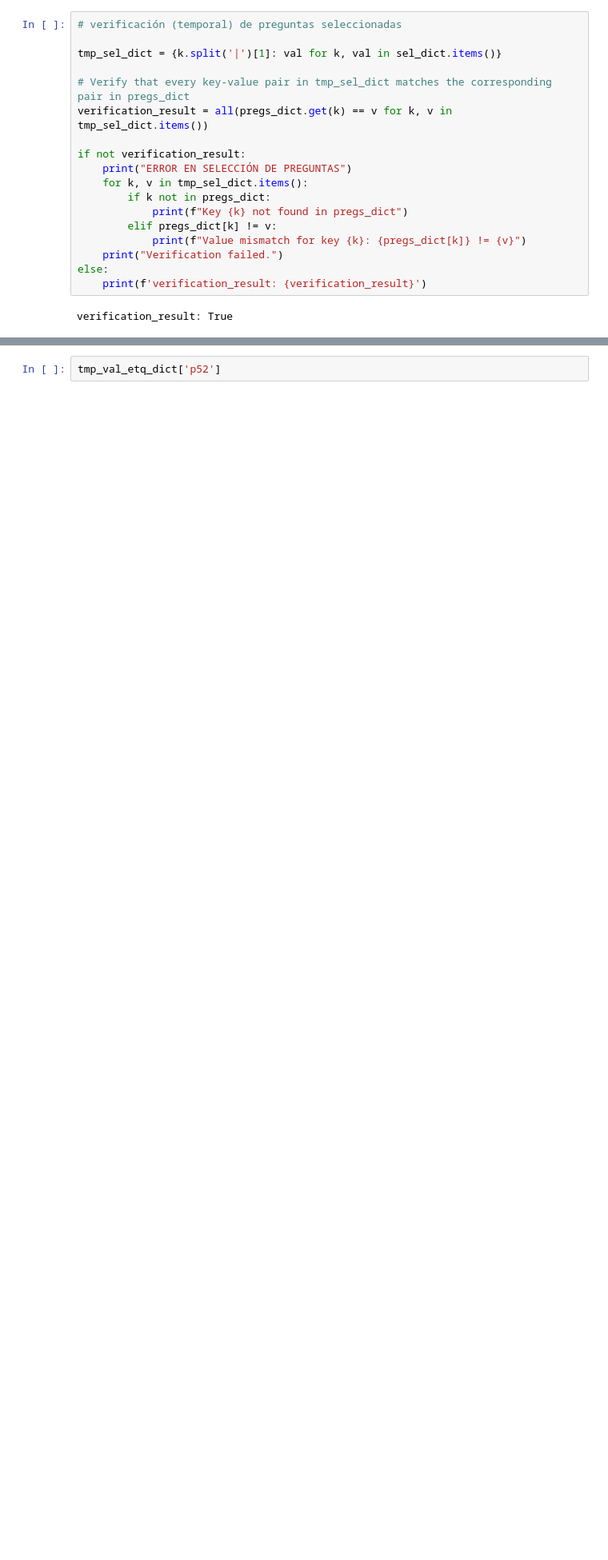
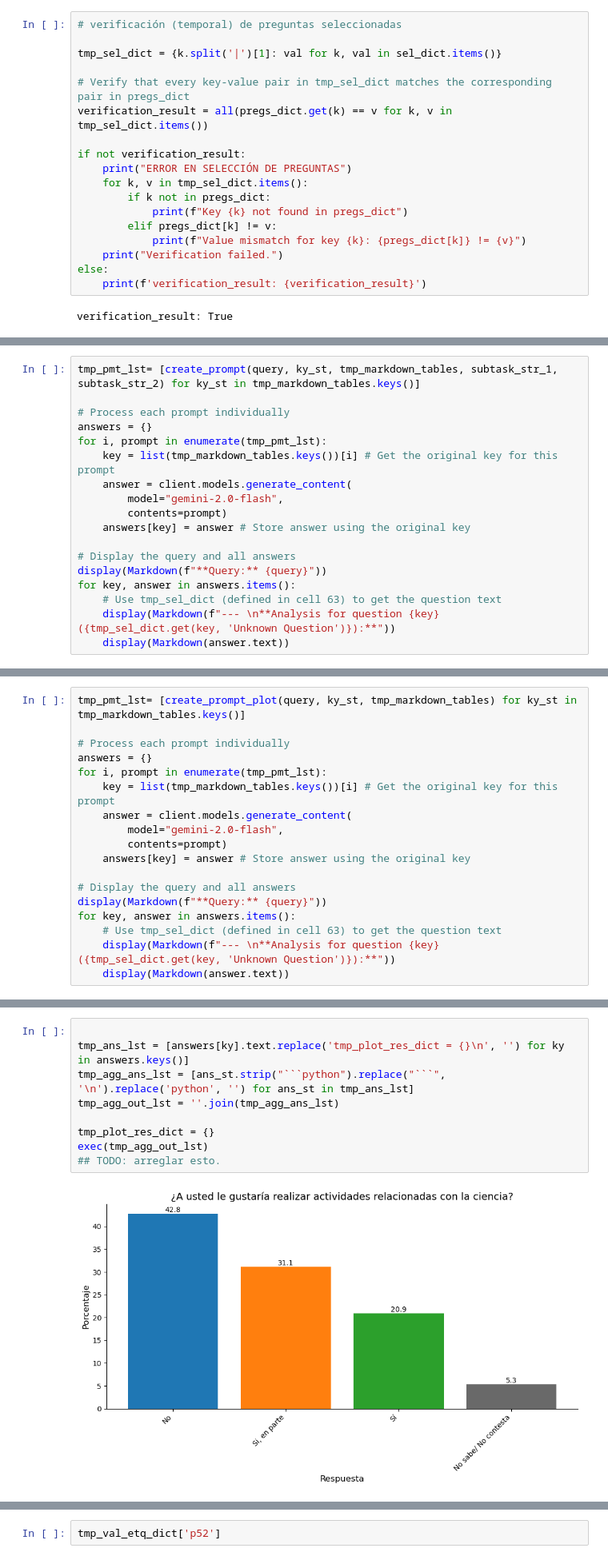
Before and after one commit to salvadorVMA/navegador, a Jupyter notebook: test_genai.ipynb, the cells around one changed output, grey strips where cells are left out. Shown at 80% size. Cells and saved outputs as stored; diff of their text form; blank space fills up the shorter version.

Commit message:
test de creación de plots

````diff
--- a/test_genai.ipynb
+++ b/test_genai.ipynb
@@ -953,0 +1051,18 @@ tmp_df_dict
+# %%
+tmp_pmt_lst= [create_prompt(query, ky_st, tmp_markdown_tables, subtask_str_1, subtask_str_2) for ky_st in tmp_markdown_tables.keys()]
+
+# Process each prompt individually
+answers = {}
+for i, prompt in enumerate(tmp_pmt_lst):
+    key = list(tmp_markdown_tables.keys())[i] # Get the original key for this prompt
+    answer = client.models.generate_content(
+        model="gemini-2.0-flash",
+        contents=prompt)
+    answers[key] = answer # Store answer using the original key
+
+# Display the query and all answers
+display(Markdown(f"**Query:** {query}"))
+for key, answer in answers.items():
+    # Use tmp_sel_dict (defined in cell 63) to get the question text
+    display(Markdown(f"--- \n**Analysis for question {key} ({tmp_sel_dict.get(key, 'Unknown Question')}):**"))
+    display(Markdown(answer.text))
@@ -953,0 +1178,18 @@ tmp_df_dict
+# %%
+tmp_pmt_lst= [create_prompt_plot(query, ky_st, tmp_markdown_tables) for ky_st in tmp_markdown_tables.keys()]
+
+# Process each prompt individually
+answers = {}
+for i, prompt in enumerate(tmp_pmt_lst):
+    key = list(tmp_markdown_tables.keys())[i] # Get the original key for this prompt
+    answer = client.models.generate_content(
+        model="gemini-2.0-flash",
+        contents=prompt)
+    answers[key] = answer # Store answer using the original key
+
+# Display the query and all answers
+display(Markdown(f"**Query:** {query}"))
+for key, answer in answers.items():
+    # Use tmp_sel_dict (defined in cell 63) to get the question text
+    display(Markdown(f"--- \n**Analysis for question {key} ({tmp_sel_dict.get(key, 'Unknown Question')}):**"))
+    display(Markdown(answer.text))
@@ -953,0 +1497,11 @@ tmp_df_dict
+# %%
+
+tmp_ans_lst = [answers[ky].text.replace('tmp_plot_res_dict = {}\n', '') for ky in answers.keys()]
+tmp_agg_ans_lst = [ans_st.strip("```python").replace("```", '\n').replace('python', '') for ans_st in tmp_ans_lst]
+tmp_agg_out_lst = ''.join(tmp_agg_ans_lst)
+
+tmp_plot_res_dict = {}
+exec(tmp_agg_out_lst)
+## TODO: arreglar esto.
+# %% [output]
+[figure, added]
````
Also changed, not shown: parts of 12 cells of this notebook.
